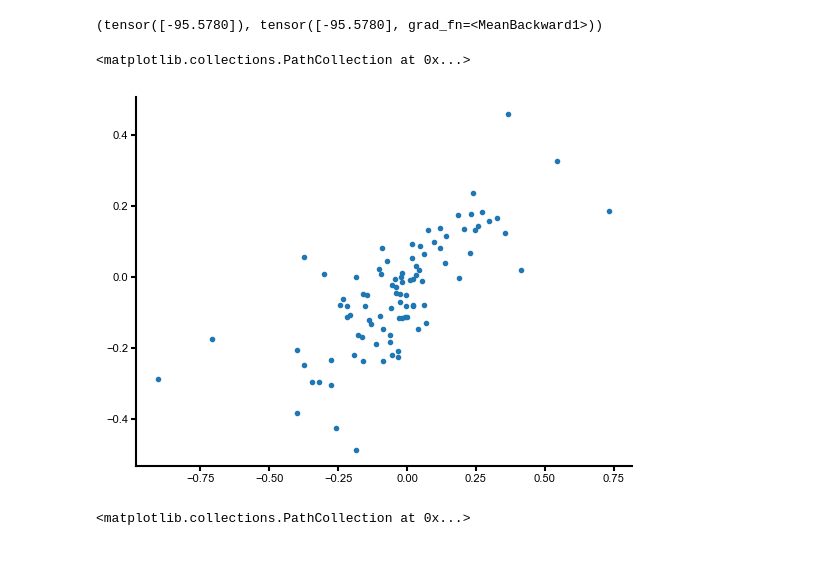
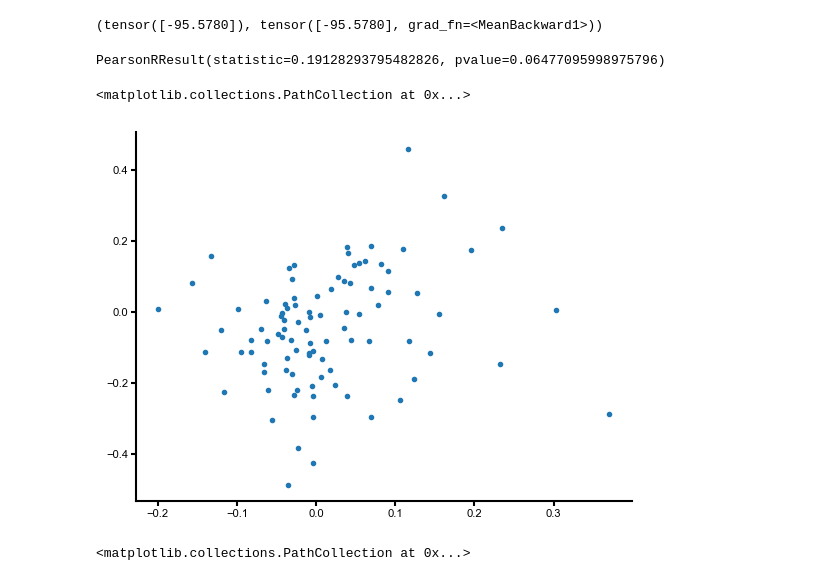
Before and after one commit to Matthijspals/mnm, a Jupyter notebook: train_scripts/recordings/compare_models.ipynb, the cells around one changed output. Drawn from its saved outputs; the diff is of its cells as text; code cells hidden in the pictures.

```diff
--- a/train_scripts/recordings/compare_models.ipynb
+++ b/train_scripts/recordings/compare_models.ipynb
@@ -260,0 +303,6 @@ using acausal constant padding
+# %%
+models = {}
+vae, params, task_params, training_params = load_model(f'../../models/dtt/dtt_additive_rank_3_94_gauss')
+models[('additive', 3, 94, 'gauss')] = vae
+vae, params, task_params, training_params = load_model(f'../../models/dtt/dtt_None_rank_3_94_gauss')
+models[('None', 3, 94, 'gauss')] = vae
@@ -515,11 +723,19 @@ loss, _, _, _, _, _, ll, _ = models[('additive', 3, 95)].forward_VGTF(test, s=s_
 ll, loss
 # %% [output]
 (tensor([-95.5780]), tensor([-95.5780], grad_fn=<MeanBackward1>))
+# %%
+from scipy.stats import pearsonr
+pearsonr(weights1.flatten(), weights2.flatten())
+# %% [output]
+PearsonRResult(statistic=0.19128293795482826, pvalue=0.06477095998975796)
 # %%
-plt.scatter(models[('additive', 3, 94)].rnn.transition.A.detach(), models[('additive', 3, 95)].rnn.transition.A.detach())
+weights1 = models[('additive', 3, 94, 'deconvolved')].rnn.transition.A.detach()
+weights2 = models[('additive', 3, 94, 'calcium')].rnn.transition.A.detach()
+
+plt.scatter(weights1, weights2)
 # %% [output]
 <matplotlib.collections.PathCollection at 0x...>
-[figure, old version]
+[figure, new version]
 # %%
 plt.scatter(np.arange(0, models[('additive', 3, 256)].rnn.transition.A.shape[0]), models[('additive', 3, 256)].rnn.transition.A.detach())
 # %% [output]
```
Also changed, not shown: parts of 40 cells of this notebook, 4 other files.
